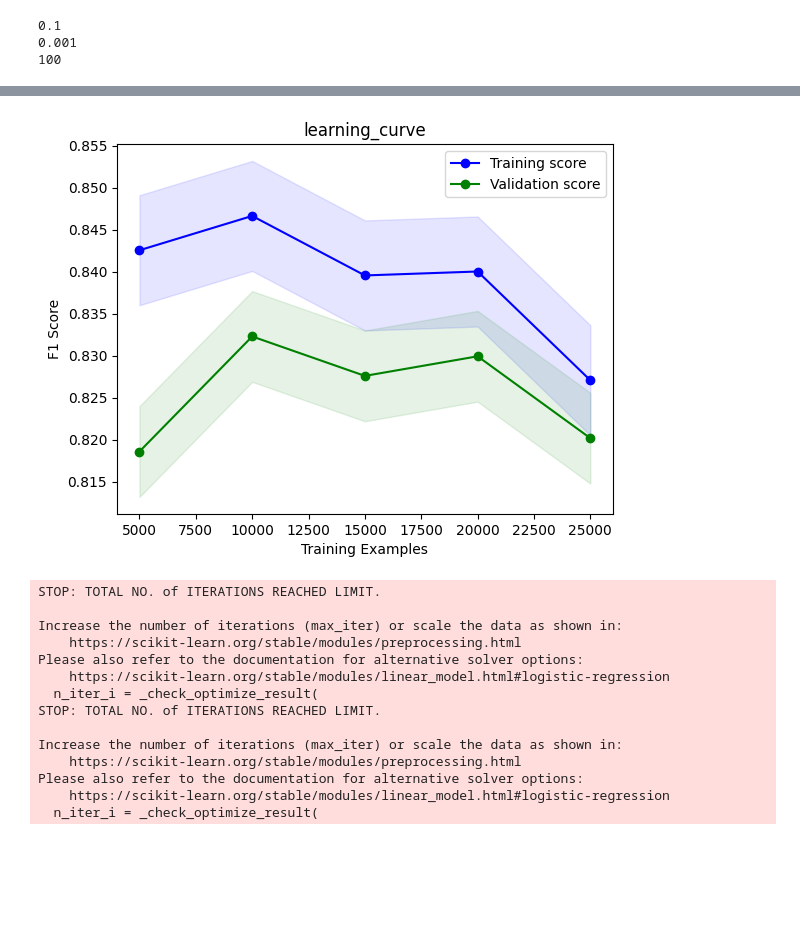
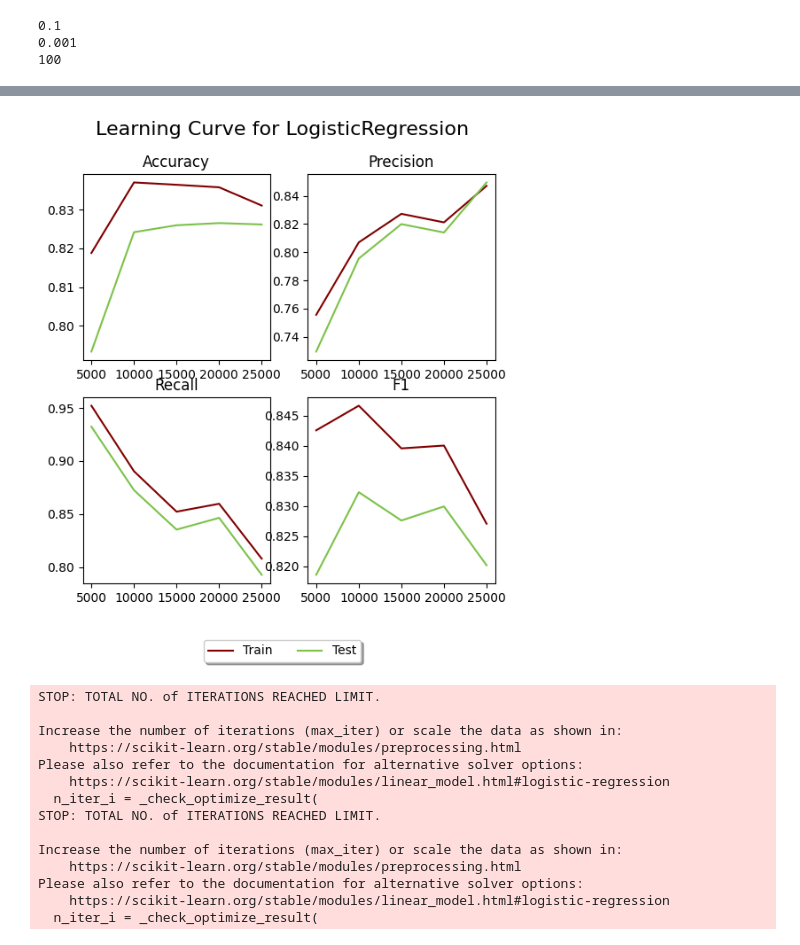
Before and after one commit to MariaSchoinaki/Imdb-classification-ML, a Jupyter notebook: src/LogisticRegression.ipynb, the cells around one changed output, grey strips where cells are left out. Saved outputs shown, nothing was run; the diff lists cells and outputs as text; code cells hidden in the pictures; blank space fills up the shorter version.

```diff
--- a/src/LogisticRegression.ipynb
+++ b/src/LogisticRegression.ipynb
@@ -186,5 +188,3 @@ print(bestIter)
 0.1
 0.001
 100
-# %%
-plot_learning_curve(data,"lernining_curve",False,'accuracy',"Accuracy")
@@ -193,2 +190,0 @@ plot_learning_curve(data,"lernining_curve",False,'accuracy',"Accuracy")
-# %%
-plot_learning_curve(data,"learning_curve",False,'recall',"Recall")
@@ -197,2 +190,0 @@ plot_learning_curve(data,"learning_curve",False,'recall',"Recall")
-# %%
-plot_learning_curve(data,"learning_curve",False,'precision',"Precosion")
@@ -201,7 +191,7 @@ plot_learning_curve(data,"learning_curve",False,'precision',"Precosion")
-# %%
-plot_learning_curve(data,"learning_curve",False,'f1',"F1 Score")
-# %% [output]
-[figure, removed]
+# %%
+plot = classification_plots(data)
+# %% [output]
+[figure, added]
 # %%
 from sklearn.linear_model import LogisticRegression
 
```
Also changed, not shown: parts of 19 cells of this notebook.
